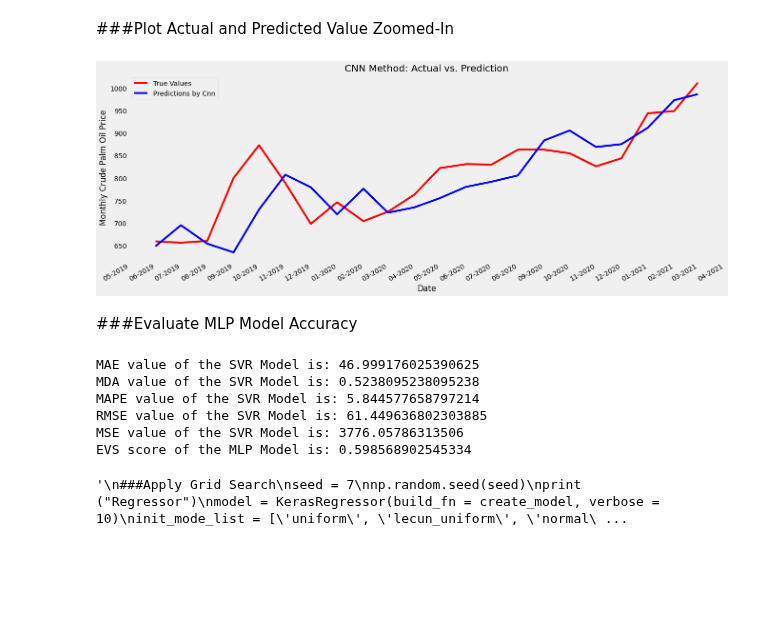
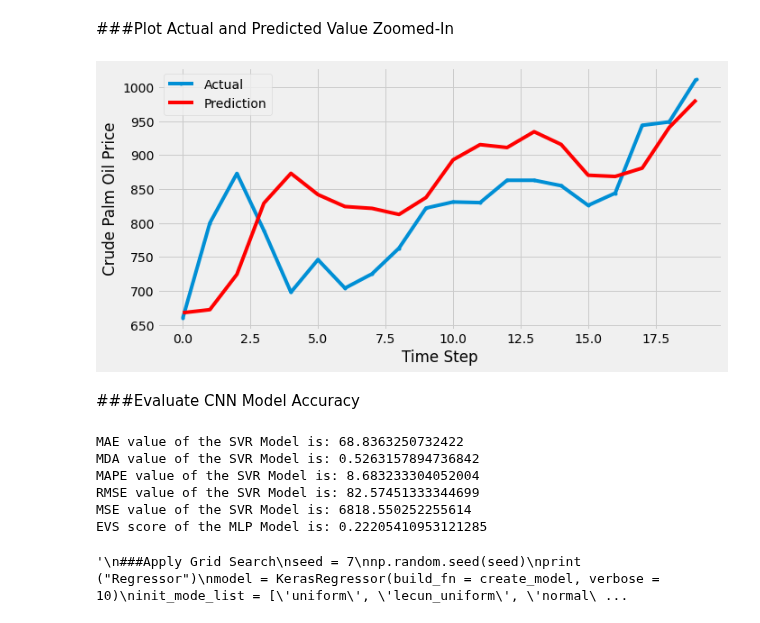
Before and after one commit to mofuoku417/Machine-Learning-Techniques-for-Multivariate-Time-Series-Forecasting-of-Crude-Palm-Oil-Prices, a Jupyter notebook: MV_CNN.ipynb, the cells around one changed output. Drawn from its saved outputs; the diff is of its cells as text; code cells hidden in the pictures; blank space fills up the shorter version.

```diff
--- a/MV_CNN.ipynb
+++ b/MV_CNN.ipynb
@@ -411,6 +445,16 @@ plt.show();
 # %% [markdown]
 ###Plot Actual and Predicted Value Zoomed-In
+# %%
+plt.plot(y_test_inv, marker='.', label="Actual")
+plt.plot(y_pred_inv, color='red', label="Prediction")
+plt.ylabel('Crude Palm Oil Price')
+plt.xlabel('Time Step')
+plt.legend()
+plt.show();
+# %% [output]
+[figure, added]
 # %%
+'''
 plt.figure(figsize=(20,8))
 plt.grid()
 plt.plot(test_lag.index, y_test_inv, color = 'red',  label = 'Test')
@@ -424,35 +468,34 @@ plt.title('CNN Method: Actual vs. Prediction')
 plt.ylabel('Monthly Crude Palm Oil Price')
 plt.xlabel('Date')
 plt.show()
+'''
-# %% [output]
-[figure, removed]
 # %% [markdown]
-###Evaluate MLP Model Accuracy
+###Evaluate CNN Model Accuracy
 # %%
-MAEcnn = mean_absolute_error(y_test_inv, y_pred_inv)
-print('MAE value of the SVR Model is:', MAEcnn)
+MAE_cnn = mean_absolute_error(y_test_inv, y_pred_inv)
+print('MAE value of the SVR Model is:', MAE_cnn)
 
-MDAcnn = mda(y_test_inv, y_pred_inv)
-print('MDA value of the SVR Model is:', MDAcnn)
+MDA_cnn = mda(y_test_inv, y_pred_inv)
+print('MDA value of the SVR Model is:', MDA_cnn)
 
-MAPEcnn = mean_absolute_percentage_error(y_test_inv, y_pred_inv)
-print('MAPE value of the SVR Model is:', MAPEcnn)
+MAPE_cnn = mean_absolute_percentage_error(y_test_inv, y_pred_inv)
+print('MAPE value of the SVR Model is:', MAPE_cnn)
 
-RMSEcnn = mean_squared_error(y_test_inv,y_pred_inv, squared=False)
-print('RMSE value of the SVR Model is:', RMSEcnn)
+RMSE_cnn = mean_squared_error(y_test_inv,y_pred_inv, squared=False)
+print('RMSE value of the SVR Model is:', RMSE_cnn)
 
-MSEcnn = mean_squared_error(y_test_inv,y_pred_inv)
-print('MSE value of the SVR Model is:', MSEcnn)
+MSE_cnn = mean_squared_error(y_test_inv,y_pred_inv)
+print('MSE value of the SVR Model is:', MSE_cnn)
 
-EVScnn = explained_variance_score(y_test_inv, y_pred_inv)
-print('EVS score of the MLP Model is:', EVScnn)
+EVS_cnn = explained_variance_score(y_test_inv, y_pred_inv)
+print('EVS score of the MLP Model is:', EVS_cnn)
 # %% [output]
-MAE value of the SVR Model is: 46.999176025390625
-MDA value of the SVR Model is: 0.5238095238095238
-MAPE value of the SVR Model is: 5.844577658797214
-RMSE value of the SVR Model is: 61.449636802303885
-MSE value of the SVR Model is: 3776.05786313506
-EVS score of the MLP Model is: 0.598568902545334
+MAE value of the SVR Model is: 68.8363250732422
+MDA value of the SVR Model is: 0.5263157894736842
+MAPE value of the SVR Model is: 8.683233304052004
+RMSE value of the SVR Model is: 82.57451333344699
+MSE value of the SVR Model is: 6818.550252255614
+EVS score of the MLP Model is: 0.22205410953121285
 # %%
 '''
 ###Apply Grid Search
```
Also changed, not shown: parts of 16 cells of this notebook.
